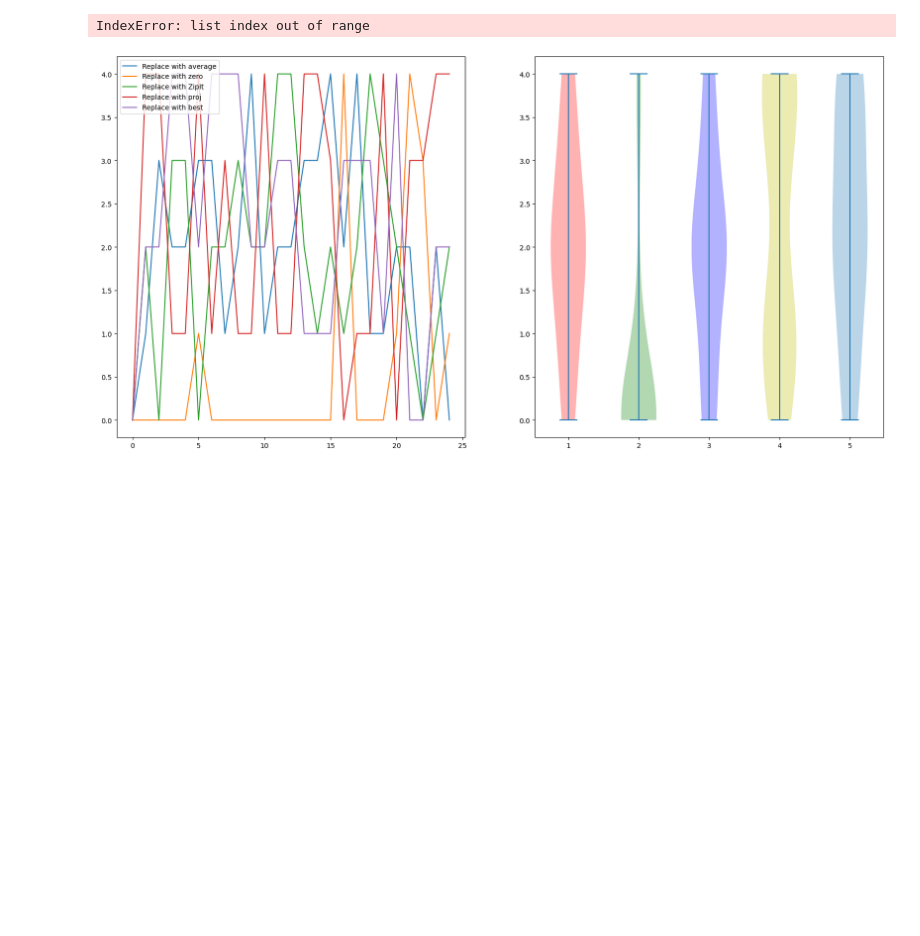
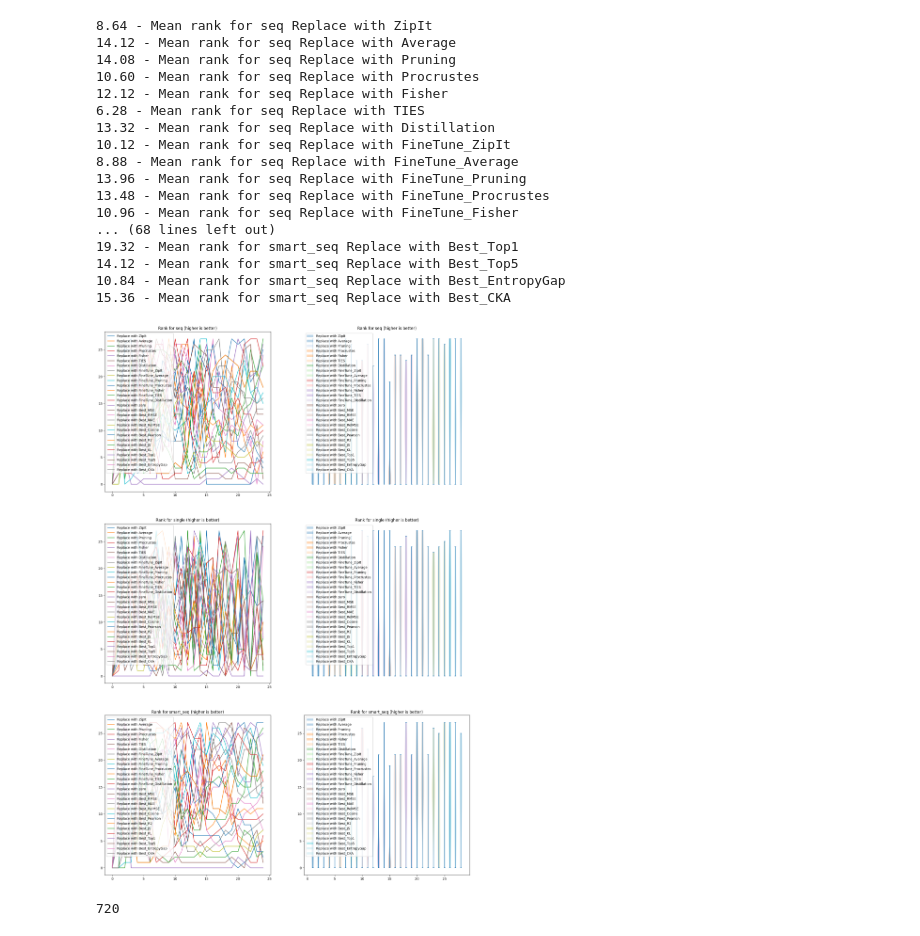
Before and after one commit to CTLab-ITMO/MoE_Optimization, a Jupyter notebook: Qwen_MoE_experts_fusion_experiment/test.ipynb, the cells around one changed output. Cells and saved outputs as stored; diff of their text form; code cells hidden in the pictures; blank space fills up the shorter version.

Commit message:
Added smart seq and MMLU setup

```diff
--- a/Qwen_MoE_experts_fusion_experiment/test.ipynb
+++ b/Qwen_MoE_experts_fusion_experiment/test.ipynb
@@ -1,3 +1,16 @@
 # %%
 import matplotlib.pyplot as plt
 import torch
+from datetime import datetime
+import os
+import sys
+import numpy as np
+sys.path.append("..")
+from common.mlp_utils import FUSION_METHODS, best_metrics
+
+ACCURACY_DIR = "accuracy"
+
+replace_types = ["seq", "single", "smart_seq"]
+fusions = list(FUSION_METHODS.keys())
+fusions += ["zero"]
+fusions += [f"Best_{metric}" for metric in best_metrics.keys()]
@@ -116,24 +186,50 @@ draw(data)
 # %%
-plt.figure(figsize=(20, 10))
+nrows = len(replace_types)
+plt.figure(figsize=(2 * 10, nrows * 10))
 data_keys = list(data.keys())
-zipped = list(zip(*[data[key][1] for key in data_keys]))
-ordered = [[
-    sum([zipped[i][k] < zipped[i][j] for k in range(len(zipped[0]))])
-for i in range(len(zipped))] for j in range(len(zipped[0]))]
+for ind, replace in enumerate(replace_types):
+    zipped = list(zip(*[data[key][replace] for key in data_keys]))
+    ordered = [[sum([zipped[i][k] < zipped[i][j] for k in range(len(zipped[0]))])
+    for i in range(len(zipped))] for j in range(len(zipped[0]))]
 
-plt.subplot(1, 2, 1)
-for i, key in enumerate(data_keys):
-    plt.plot(ordered[i], label = key)
-plt.legend()
+    plt.axis(False)
+    plt.subplot(nrows, 2, 2*ind + 1)
+    plt.title(f"Rank for {replace} (higher is better)")
+    for i, key in enumerate(data_keys):
+        plt.plot(ordered[i], label = key)
+    plt.legend()
 
-plt.subplot(1, 2, 2)
-colors = ['r', 'g', 'b', 'y']
-vp = plt.violinplot(ordered)
-for i, body in enumerate(vp['bodies']):
-    body.set_facecolor(colors[i])
-plt.legend(data_keys)
+    plt.subplot(nrows, 2, 2*ind + 2)
+    plt.title(f"Rank for {replace} (higher is better)")
+    vp = plt.violinplot(ordered)
+    for i, body in enumerate(vp['bodies']):
+        body.set_facecolor(colors[i])
+    plt.legend(data_keys)
+
+    for ind, key in enumerate(data_keys):
+        print(f"{sum(ordered[ind]) / len(ordered[ind]):.2f} - Mean rank for {replace} {key}")
+if True:
+    os.makedirs(f"plots/accuracy", exist_ok=True)
+    plt.savefig(f"plots/accuracy/rank_{datetime.now().strftime("%Y_%m_%d_%H_%M_%S")}.png")
 plt.show()
+plt.close()
 # %% [output]
-IndexError: list index out of range
+8.64 - Mean rank for seq Replace with ZipIt
+14.12 - Mean rank for seq Replace with Average
+14.08 - Mean rank for seq Replace with Pruning
+10.60 - Mean rank for seq Replace with Procrustes
+12.12 - Mean rank for seq Replace with Fisher
+6.28 - Mean rank for seq Replace with TIES
+13.32 - Mean rank for seq Replace with Distillation
+10.12 - Mean rank for seq Replace with FineTune_ZipIt
+8.88 - Mean rank for seq Replace with FineTune_Average
+13.96 - Mean rank for seq Replace with FineTune_Pruning
+13.48 - Mean rank for seq Replace with FineTune_Procrustes
+10.96 - Mean rank for seq Replace with FineTune_Fisher
+... (68 lines left out)
+19.32 - Mean rank for smart_seq Replace with Best_Top1
+14.12 - Mean rank for smart_seq Replace with Best_Top5
+10.84 - Mean rank for smart_seq Replace with Best_EntropyGap
+15.36 - Mean rank for smart_seq Replace with Best_CKA
-[figure, old version]
+[figure, new version]
 # %%
@@ -142,3 +238,5 @@ data
 # %%
-len(data)
+len(logs)
+# %% [output]
+720
 # %%
```
Also changed, not shown: parts of 19 cells of this notebook, 3 other files.
